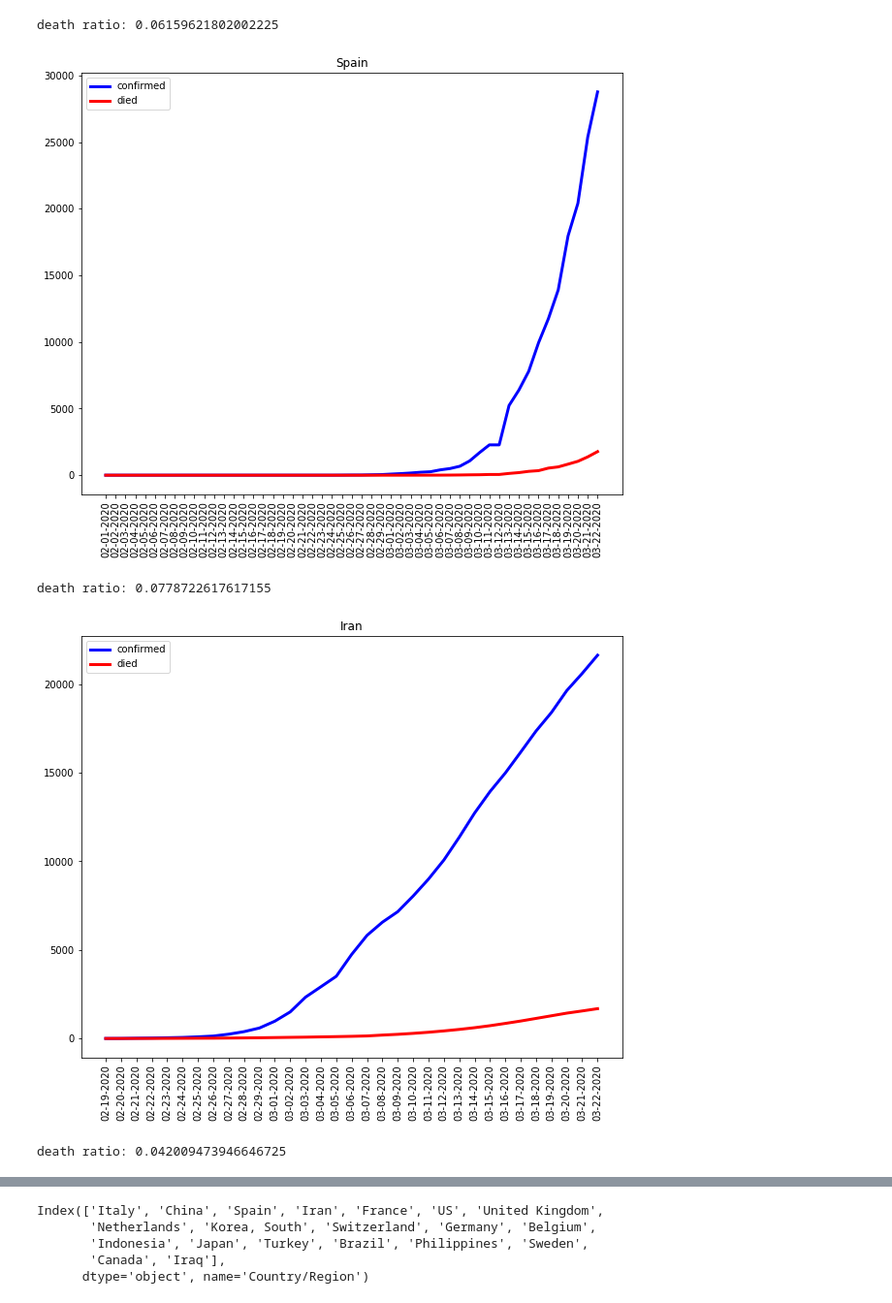
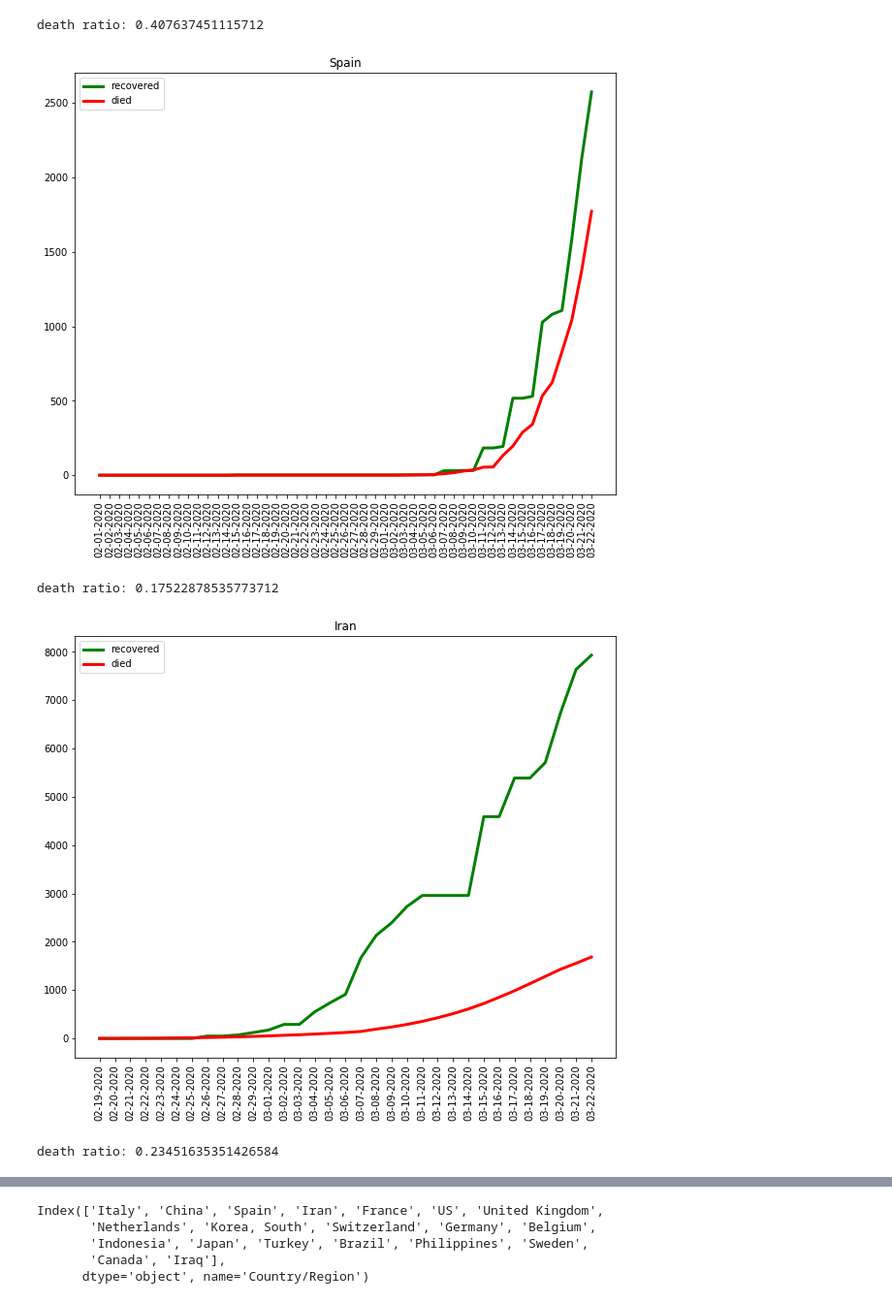
Before and after one commit to ericphamhung/covid-19, a Jupyter notebook: death.ipynb, the cells around one changed output, grey strips where cells are left out. Shown at 97% size. Cells and saved outputs as stored; diff of their text form; code cells hidden in the pictures.

```diff
--- a/death.ipynb
+++ b/death.ipynb
@@ -6,14 +6,14 @@ path = "./csse_covid_19_daily_reports/"
 path2 = "./csse_covid_19_time_series/"
 # %%
 df = pd.read_csv(path+'03-22-2020.csv')
-df = df.groupby('Country/Region').sum().sort_values('Deaths',ascending=False).head(n=10)
+df = df.groupby('Country/Region').sum().sort_values('Deaths',ascending=False).head(n=20)
 topten = list(df.index)
 
 for i, n in enumerate(topten):
     if 'Korea' in n:
         topten[i]='Korea'
 
-topten.append('Canada')
+# topten.append('Canada')
 topten
 # %% [output]
 ['Italy',
@@ -30,6 +39,6 @@ topten
 # %%
 files = glob.glob(path+'*.csv')
-
+death_ratios = pd.DataFrame()
 for c in topten:
     country=c
     main_df = pd.DataFrame()
@@ -59,7 +68,7 @@ for c in topten:
 
         df_outcome['Removed'] = df_outcome['Deaths'] + df_outcome['Recovered']
         df_outcome['Infectious'] = df_outcome['Confirmed'] - df_outcome['Removed']
-        df_outcome['death_ratio'] = df_outcome['Deaths']/df_outcome['Confirmed']
+        df_outcome['death_ratio'] = df_outcome['Deaths']/df_outcome['Removed']
 
 
 
@@ -72,11 +81,15 @@ for c in topten:
 
 #     death / recovered
     print('death ratio: {}'.format(df_outcome.iloc[-1][-1]))
+    row = pd.Series([country, df_outcome.iloc[-1][-1]])
+    row_df = pd.DataFrame([row])
+    death_ratios = pd.concat([death_ratios, row_df],ignore_index=True)
+
 
     plt.figure(figsize=(10,8))
     width=3
-    plt.plot(main_df['Confirmed'], c='b', label = 'confirmed', linewidth=width)
-#     plt.plot(main_df['Recovered'], c='g', label = 'recovered', linewidth=width)
+#     plt.plot(main_df['Confirmed'], c='b', label = 'confirmed', linewidth=width)
+    plt.plot(main_df['Recovered'], c='g', label = 'recovered', linewidth=width)
     plt.plot(main_df['Deaths'], c='r', label = 'died', linewidth=width)
 #     plt.plot(main_df['Infectious'], c='y', label = 'currently infectious', linewidth=width)
     plt.xticks(rotation = 90)
@@ -93,5 +106,5 @@ death ratio: 0.040112043441404475
-death ratio: 0.06159621802002225
+death ratio: 0.407637451115712
-[figure, old version]
+[figure, new version]
-death ratio: 0.0778722617617155
+death ratio: 0.17522878535773712
-[figure, old version]
+[figure, new version]
-death ratio: 0.042009473946646725
+death ratio: 0.23451635351426584
```
Also changed, not shown: parts of 8 cells of this notebook, 36 other files.
